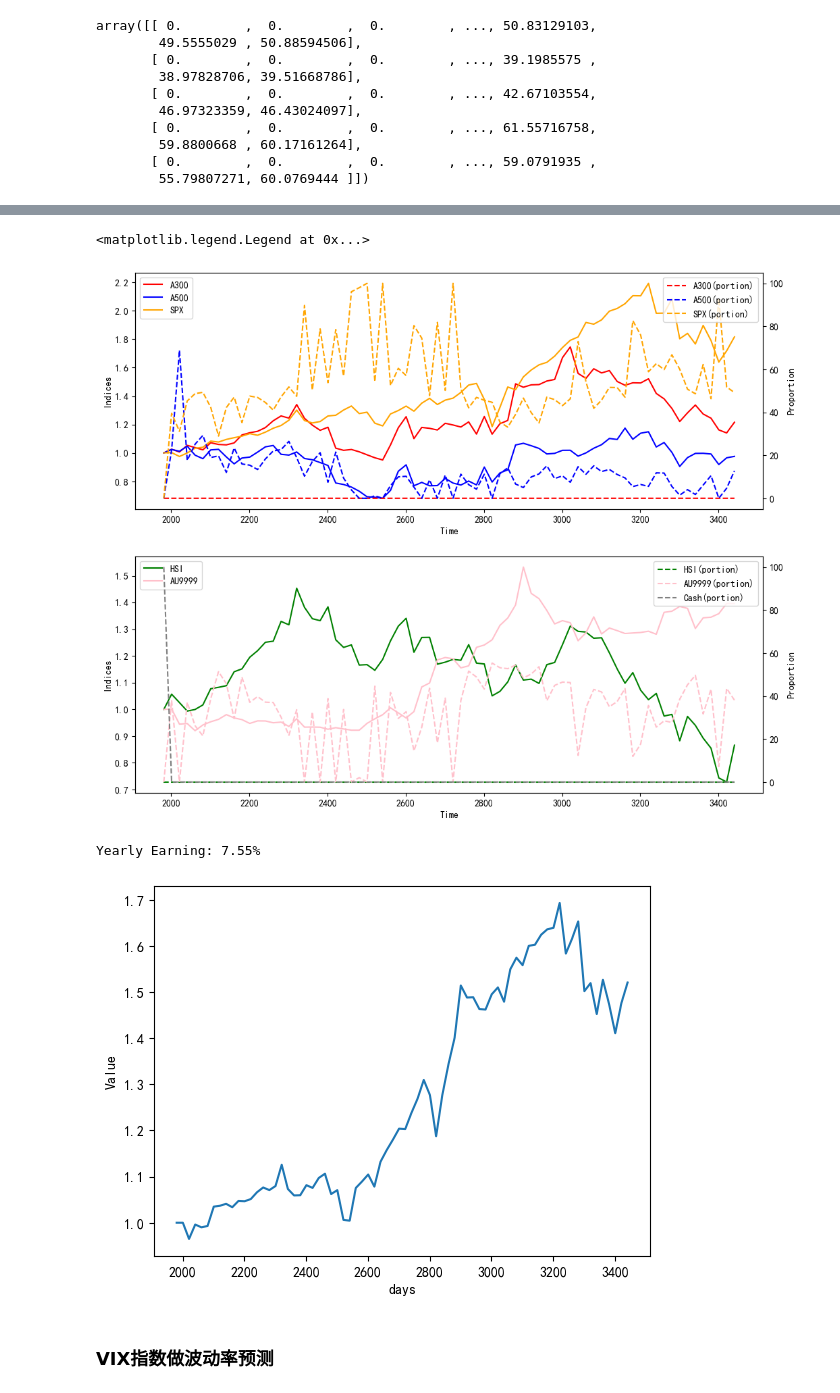
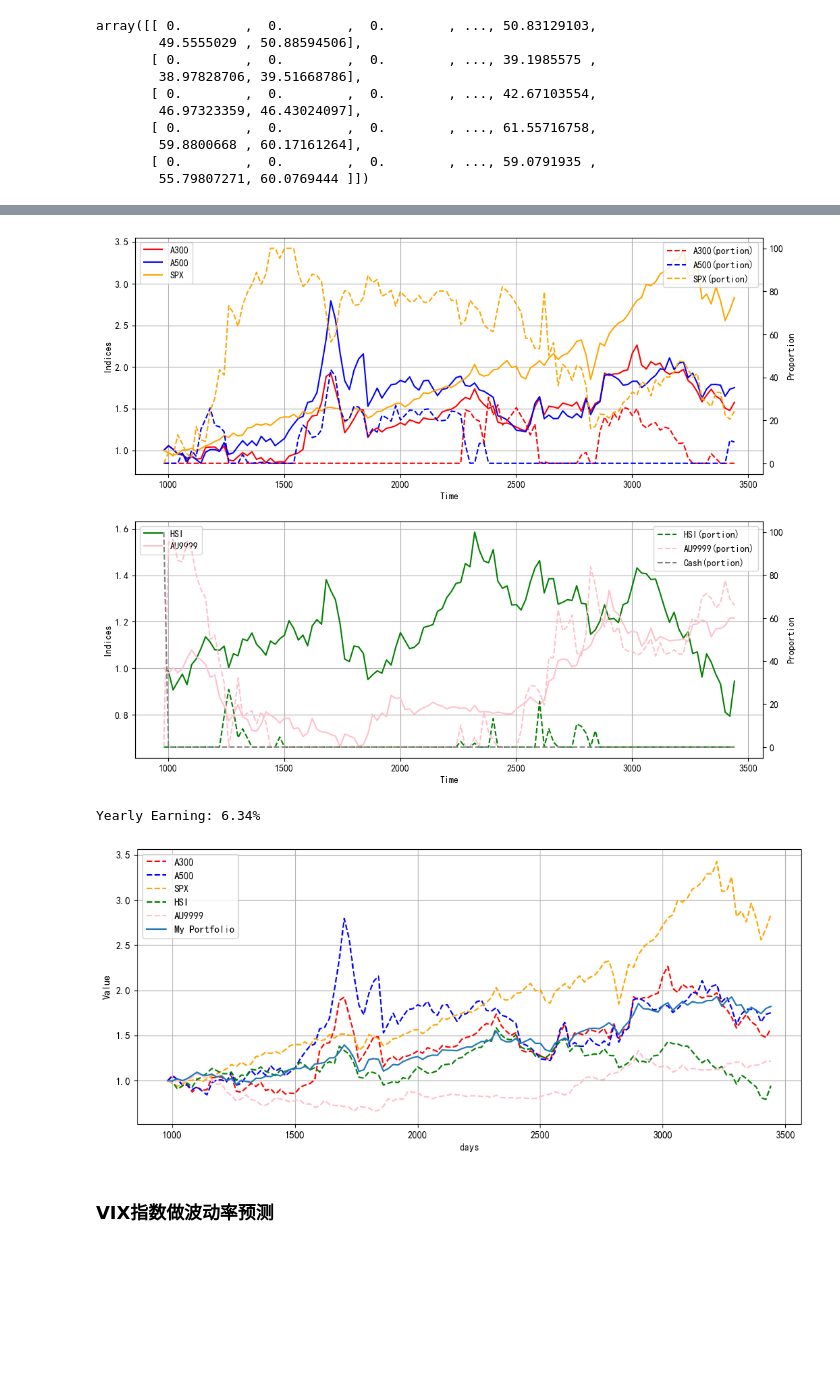
Before and after one commit to dishangti/Entropy-Pooling, a Jupyter notebook: EP.ipynb, the cells around one changed output, grey strips where cells are left out. Drawn from its saved outputs; the diff is of its cells as text; code cells hidden in the pictures; blank space fills up the shorter version.

Commit message:
Shorten historic data period and more pretesting.

```diff
--- a/EP.ipynb
+++ b/EP.ipynb
@@ -563,7 +584,7 @@ ax2.legend(loc = 'lower right')
 # %%
 def momentum(prices, day_ago):
     diff = np.c_[prices[:, :day_ago], prices][:,:-day_ago]
-    return prices - diff
+    return (prices - diff) / diff
 # %%
 mtm1 = momentum(prices, 20)
 # %%
@@ -713,7 +734,7 @@ def RSI(price, price_move, period = 12):
 
 def momentum(prices, day_ago):
     diff = np.c_[prices[:, :day_ago], prices][:,:-day_ago]
-    return prices - diff
+    return (prices - diff) / diff
 # %%
 prices = []
 for name, index in indices.items():
@@ -727,7 +748,7 @@ for i in range(prices.shape[0]):
         price_moves[i].append(prices[i][j] - prices[i][j - 1])
 price_moves = np.array(price_moves)
 # %%
-begin_time = 2001
+begin_time = 1001
 end_time = 3451-10
 adj_period = 20
 n_ptf = 5    # Portfolio number (no cash)
@@ -774,8 +795,9 @@ risk_free = 0.02
 opt1_port = pd.DataFrame(np.array([0,0,0,0,0,100.0],dtype=np.float64), index = [*names, 'Cash'], columns = [begin_time - 20])
 for time in range(begin_time, end_time+1, adj_period):
     print(time)
-    R_df = pd.DataFrame(data=pnls[:time], columns=names)
+    R_df = pd.DataFrame(data=pnls[time-1000:time], columns=names)
     R = R_df.values
+
     S = R.shape[0]
     stats_prior = ft.simulation_moments(R_df)
     maxRSI = np.max(RSIs[:,time-adj_period:time],axis=1)
@@ -783,9 +805,9 @@ for time in range(begin_time, end_time+1, adj_period):
     view_mean = np.zeros(n_ptf)
     for i in range(n_ptf):
         if maxRSI[i] >= 70:
-            view_mean[i] -= 0.007
+            view_mean[i] -= 0.008
         if minRSI[i] <= 30:
-            view_mean[i] += 0.002
+            view_mean[i] += 0.005
     view_mean = stats_prior['Mean'] +view_mean
 
     p = (np.ones((S, 1),dtype=np.float64) / S)    # Prior distribution
@@ -797,10 +819,10 @@ for time in range(begin_time, end_time+1, adj_period):
     view_mean = np.zeros(n_ptf)
     meanMTM = np.average(MTMs[:,time-adj_period:time], axis=1,weights = np.arange(1,2,0.05))
     for i in range(n_ptf):
-        if meanMTM[i] > 0:
-            view_mean += 0.002
-        elif meanMTM[i] < 0:
-            view_mean -= 0.007
+        if 0.2 > meanMTM[i] > 0.1:
+            view_mean += 0.004
+        elif -0.2< meanMTM[i] < -0.1:
+            view_mean -= 0.006
     view_mean = stats_prior['Mean'] +view_mean
 
     A = np.ones((1,S),dtype=np.float64)
@@ -812,7 +834,7 @@ for time in range(begin_time, end_time+1, adj_period):
     q /= q.sum() # 缩放一下因为误差导致概率和不为1
 
     sim_end_time = 20
-    sim_series = price_MonteCarlo(10000, n_ptf, R,q)
+    sim_series = price_MonteCarlo(20000, n_ptf, R,q)
     sim_last = np.c_[sim_series,np.power((np.ones(sim_series.shape[0]) / (1+risk_free)), sim_end_time/250).reshape(-1,1)]
     sim_mean = np.power(np.mean(sim_last, axis=0), 250/sim_end_time) - 1
     sim_cov = np.cov(sim_last.T) * 250 / sim_end_time
@@ -869,6 +891,8 @@ for i in range(3):
 ax2.set_ylabel('Proportion')
 ax2.legend(loc = 'upper right')
 
+ax.grid()
+
 ax = fig.add_subplot(212)
 for i in range(3,n_ptf):
     ax.plot(time_series, norm_prices[i,:], label = names[i], color = color[i])
@@ -881,37 +905,43 @@ for i in range(3,n_ptf + 1):
     ax2.plot(time_series, port_series.iloc[i, :],'--', label = [*names, 'Cash'][i] + '(portion)', color = color[i])
 ax2.set_ylabel('Proportion')
 ax2.legend(loc = 'upper right')
+
+ax.grid()
 # %% [output]
-<matplotlib.legend.Legend at 0x...>
-[figure, old version]
+[figure, new version]
 # %%
 norm_prices = (prices[:, begin_time-adj_period:end_time+1:adj_period].T / prices[:, begin_time-adj_period]).T
 
 portfo = np.array([.0,.0,.0,.0,.0,1])
 value_series = []
 for time in range(begin_time - 20, end_time+1, adj_period):
     # 简单起见，不考虑手续费，先把所有东西卖了然后再买入
     prices_now = norm_prices[:,(time - (begin_time - adj_period))//adj_period]
     for i in range(n_ptf):
         portfo[n_ptf] += portfo[i] * prices_now[i]
         portfo[i] = .0
     ptf_portion = opt1_port.loc[:,time]
     value_series.append(portfo[n_ptf])
 
     for i in range(n_ptf):
         portfo[i] += portfo[n_ptf] * ptf_portion[i] *0.01 / prices_now[i]
     portfo[n_ptf] -= ptf_portion[:n_ptf].sum() * 0.01 * portfo[n_ptf]
 
+fig = plt.figure(figsize=(12,5))
 
 time_series = np.arange(begin_time-20, end_time+1,20)
 plt.ticklabel_format(style='plain')
 plt.xlabel('days')
 plt.ylabel('Value')
-plt.plot(time_series, value_series)
+for i in range(5):
+    plt.plot(time_series, norm_prices[i,:], '--', label = names[i], color = color[i])
+plt.plot(time_series, value_series, label='My Portfolio')
+plt.legend()
+plt.grid()
 print(f'Yearly Earning: {np.round((value_series[-1]**(1/((end_time-begin_time)/250)) - 1) * 100,2)}%')
 # %% [output]
-Yearly Earning: 7.55%
+Yearly Earning: 6.34%
-[figure, old version]
+[figure, new version]
 # %% [markdown]
 ### VIX指数做波动率预测
 # %%
```
Also changed, not shown: parts of 20 cells of this notebook.
